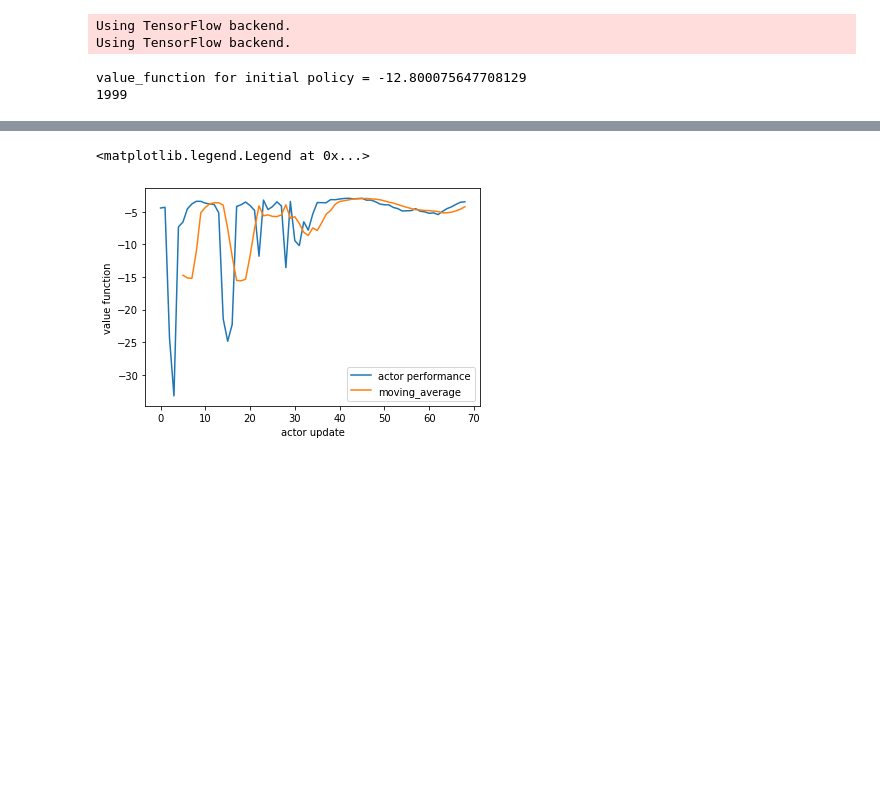
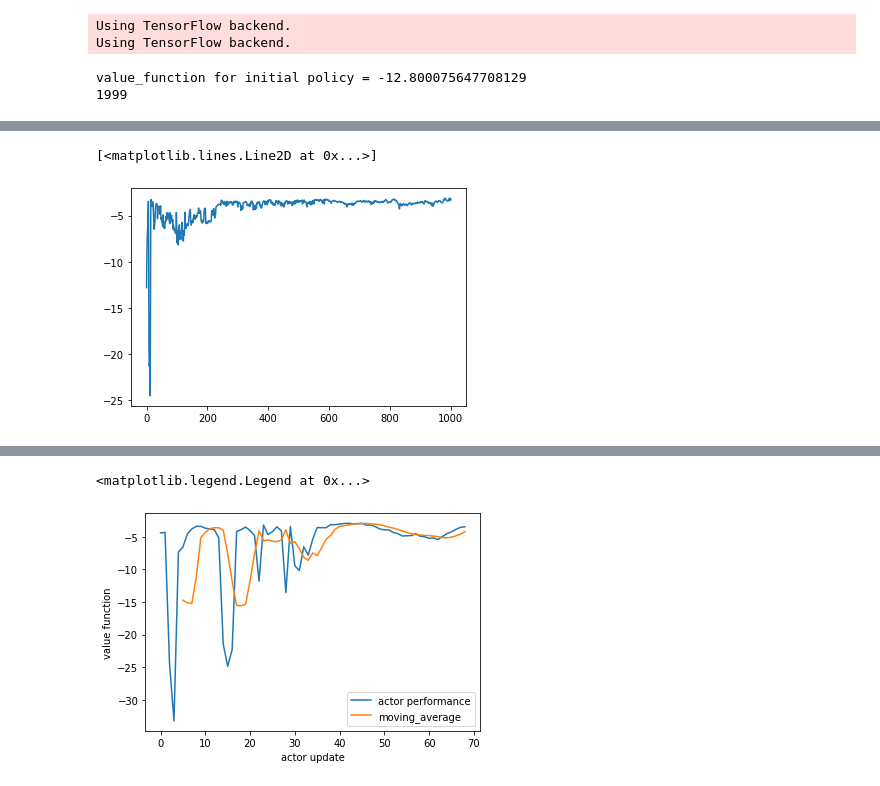
Before and after one commit to ibuki1024/eventDDPG, a Jupyter notebook: notebook/self_trigger/linear/practical.ipynb, the cells around one changed output, grey strips where cells are left out. Cells and saved outputs as stored; diff of their text form; code cells hidden in the pictures; blank space fills up the shorter version.

```diff
--- a/notebook/self_trigger/linear/practical.ipynb
+++ b/notebook/self_trigger/linear/practical.ipynb
@@ -415,0 +398,5 @@ plt.plot(ev_log)
+# %%
+plt.plot(ev_log)
+# %% [output]
+[<matplotlib.lines.Line2D at 0x...>]
+[figure, added]
```
Also changed, not shown: parts of 7 cells of this notebook, 1 other file.
